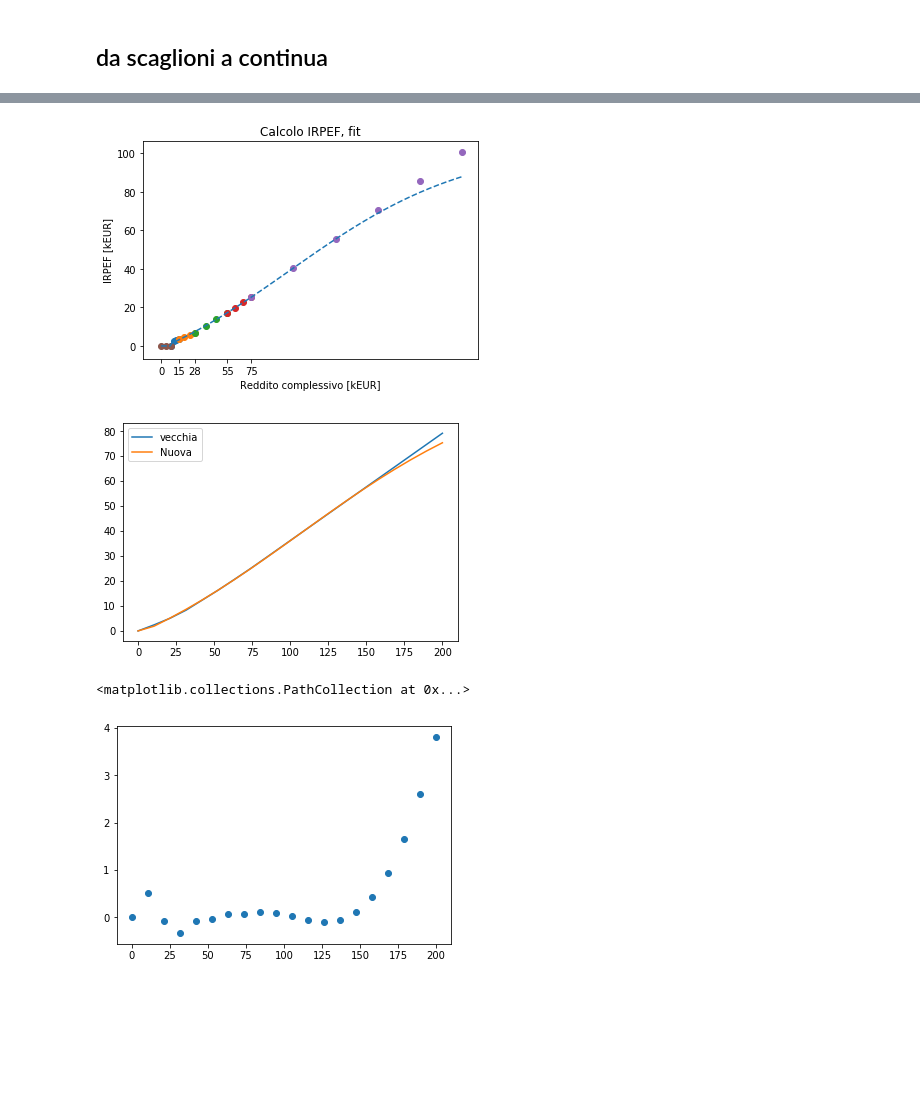
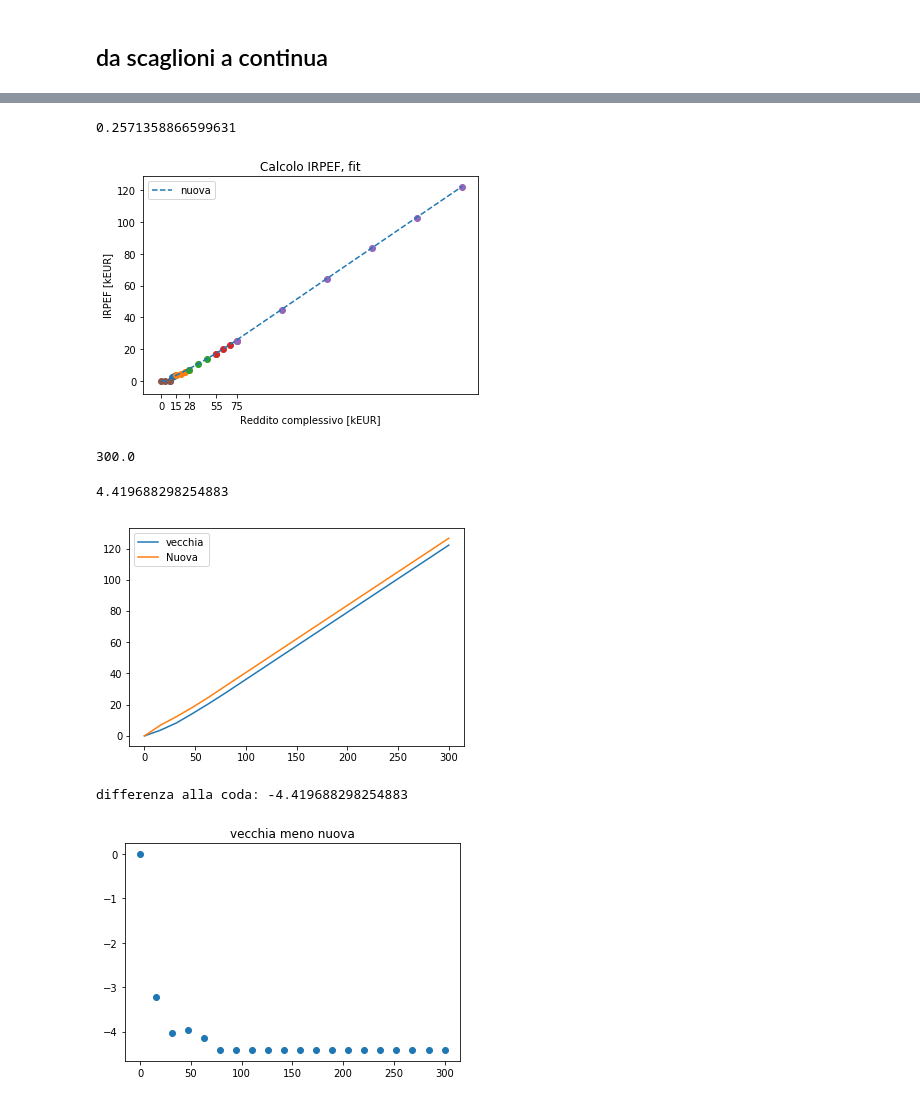
Before and after one commit to vlavorini/studio_irpef, a Jupyter notebook: primo.ipynb, the cells around one changed output, grey strips where cells are left out. Cells and saved outputs as stored; diff of their text form; code cells hidden in the pictures; blank space fills up the shorter version.

```diff
--- a/primo.ipynb
+++ b/primo.ipynb
@@ -295,23 +297,0 @@ plt.plot(ascisse_cont, y_temp)
-# %%
-# confronto
-x= np.linspace(0,1, 100)
-
-y_q = np.square(x)
-y_q -= y_q[0]
-y_q /= np.max(y_q)
-
-y_e = np.exp(x)
-y_e -= y_e[0]
-y_e /=np.max(y_e)
-
-y_ch = np.cosh(x)
-y_ch -= y_ch[0]
-y_ch /= np.max(y_ch)
-
-y_th = np.tanh(x-0.5)
-
-plt.plot(x, y_q, label = "quadratica")
-plt.plot(x, y_e, label = "esponenziale")
-plt.plot(x, y_ch, label = "cosh")
-plt.plot(x, y_th, label = "tanh")
-plt.legend()
@@ -367,6 +359,7 @@ parametri [39.00193497 65.69527392 -0.71226775]
 # %%
 con_fit = True
-max_red = 250 # np.max(df['Reddito complessivo - Media']
+max_red = 300 # np.max(df['Reddito complessivo - Media']
+
 for i_sc, scaglione in enumerate(scaglioni):
     if i_sc<4:
         x = np.linspace(np.max([scaglione, no_tax]), scaglioni[i_sc+1], 4)
@@ -389,7 +382,7 @@ plt.scatter(x, y)
 
 if con_fit:
     ascisse_cont = np.linspace(0, max_red, 200)
-    nuova_irpef = (calc_nuova_irpef(ascisse_cont, pars[0], pars[1], pars[2], fit_sc_min, fit_sc_max))
+    nuova_irpef = (calc_nuova_irpef(ascisse_cont, *pars, fit_sc_min, fit_sc_max))
     plt.plot(ascisse_cont, nuova_irpef, '--', label='nuova')
 
 
@@ -399,22 +392,35 @@ if con_fit:
     plt.title("Calcolo IRPEF, fit")
 else:
     plt.title("Calcolo IRPEF, sistema attuale")
+plt.legend()
 plt.xticks(scaglioni)
 plt.show()
 # %% [output]
+0.2571358866599631
-[figure, old version]
+[figure, new version]
+# %%
+x = np.linspace(0, 300, 200)
+x[]
+# %% [output]
+300.0
 # %%
-x = np.linspace(0, 200, 20)
+x = np.linspace(0, 300, 20)
 y = []
 for x_i in x:
     y.append(calc_irpef(x_i))
 
 plt.plot(x, y, label = "vecchia")
-plt.plot(x, calc_nuova_irpef(x, pars[0], pars[1], pars[2], fit_sc_min, fit_sc_max), label = "Nuova")
+
+nuova_irpef =  calc_nuova_irpef(x, *pars, fit_sc_min, fit_sc_max)
+plt.plot(x,nuova_irpef, label = "Nuova")
 plt.legend()
 plt.show()
-plt.scatter(x, y - calc_nuova_irpef(x, pars[0], pars[1], pars[2], fit_sc_min, fit_sc_max))
+y_diff=y - nuova_irpef
+plt.scatter(x, y_diff)
+plt.title("vecchia meno nuova")
+print (f"differenza alla coda: {y_diff[-1]}")
 # %% [output]
+4.419688298254883
-[figure, old version]
+[figure, new version]
-<matplotlib.collections.PathCollection at 0x...>
+differenza alla coda: -4.419688298254883
-[figure, old version]
+[figure, new version]
```
Also changed, not shown: parts of 9 cells of this notebook.
